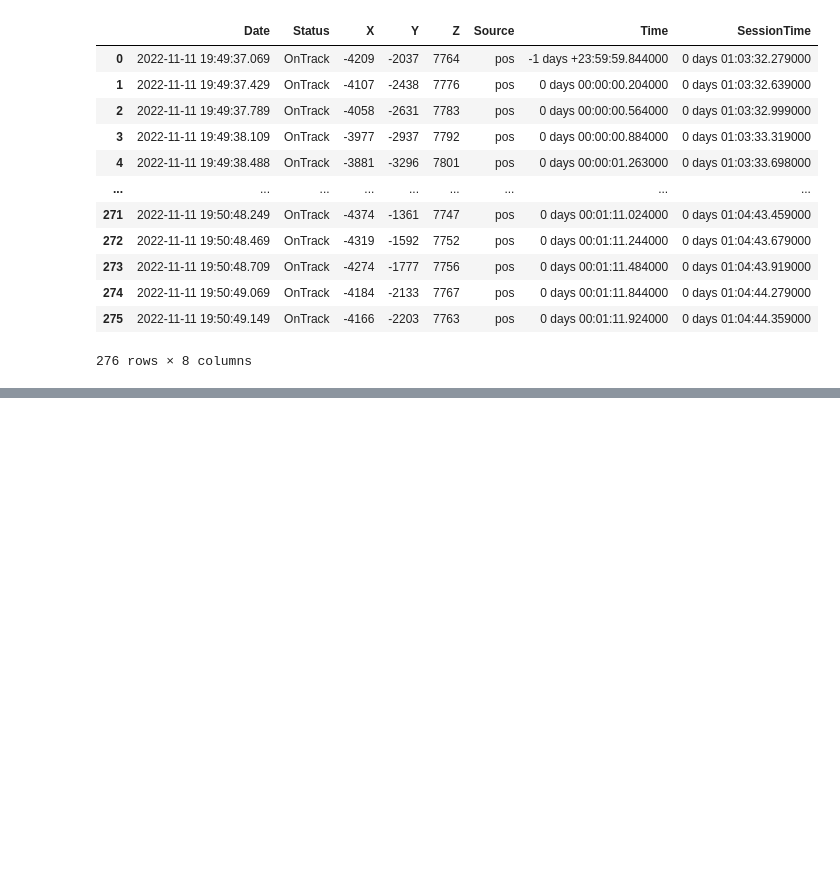
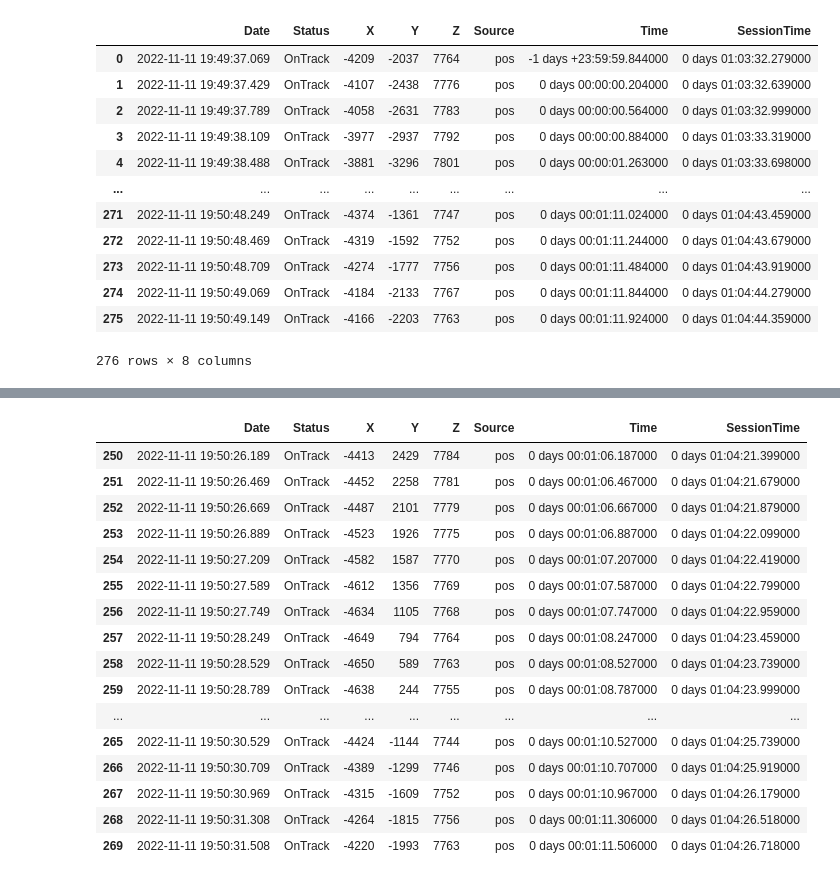
Before and after one commit to borchand/Data_viz, a Jupyter notebook: lap_animation.ipynb, the cells around one changed output, grey strips where cells are left out. Saved outputs shown, nothing was run; the diff lists cells and outputs as text; code cells hidden in the pictures; blank space fills up the shorter version.

```diff
--- a/lap_animation.ipynb
+++ b/lap_animation.ipynb
@@ -90,3 +106,23 @@ best_lap_ver_pos
+# %%
+best_lap_mag_pos.iloc[250:270]
+# %% [output]
+|  | Date | Status | X | Y | Z | Source | Time | SessionTime |
+| 250 | 2022-11-11 19:50:26.189 | OnTrack | -4413 | 2429 | 7784 | pos | 0 days 00:01:06.187000 | 0 days 01:04:21.399000 |
+| 251 | 2022-11-11 19:50:26.469 | OnTrack | -4452 | 2258 | 7781 | pos | 0 days 00:01:06.467000 | 0 days 01:04:21.679000 |
+| 252 | 2022-11-11 19:50:26.669 | OnTrack | -4487 | 2101 | 7779 | pos | 0 days 00:01:06.667000 | 0 days 01:04:21.879000 |
+| 253 | 2022-11-11 19:50:26.889 | OnTrack | -4523 | 1926 | 7775 | pos | 0 days 00:01:06.887000 | 0 days 01:04:22.099000 |
+| 254 | 2022-11-11 19:50:27.209 | OnTrack | -4582 | 1587 | 7770 | pos | 0 days 00:01:07.207000 | 0 days 01:04:22.419000 |
+| 255 | 2022-11-11 19:50:27.589 | OnTrack | -4612 | 1356 | 7769 | pos | 0 days 00:01:07.587000 | 0 days 01:04:22.799000 |
+| 256 | 2022-11-11 19:50:27.749 | OnTrack | -4634 | 1105 | 7768 | pos | 0 days 00:01:07.747000 | 0 days 01:04:22.959000 |
+| 257 | 2022-11-11 19:50:28.249 | OnTrack | -4649 | 794 | 7764 | pos | 0 days 00:01:08.247000 | 0 days 01:04:23.459000 |
+| 258 | 2022-11-11 19:50:28.529 | OnTrack | -4650 | 589 | 7763 | pos | 0 days 00:01:08.527000 | 0 days 01:04:23.739000 |
+| 259 | 2022-11-11 19:50:28.789 | OnTrack | -4638 | 244 | 7755 | pos | 0 days 00:01:08.787000 | 0 days 01:04:23.999000 |
+| ... | ... | ... | ... | ... | ... | ... | ... | ... |
+| 265 | 2022-11-11 19:50:30.529 | OnTrack | -4424 | -1144 | 7744 | pos | 0 days 00:01:10.527000 | 0 days 01:04:25.739000 |
+| 266 | 2022-11-11 19:50:30.709 | OnTrack | -4389 | -1299 | 7746 | pos | 0 days 00:01:10.707000 | 0 days 01:04:25.919000 |
+| 267 | 2022-11-11 19:50:30.969 | OnTrack | -4315 | -1609 | 7752 | pos | 0 days 00:01:10.967000 | 0 days 01:04:26.179000 |
+| 268 | 2022-11-11 19:50:31.308 | OnTrack | -4264 | -1815 | 7756 | pos | 0 days 00:01:11.306000 | 0 days 01:04:26.518000 |
+| 269 | 2022-11-11 19:50:31.508 | OnTrack | -4220 | -1993 | 7763 | pos | 0 days 00:01:11.506000 | 0 days 01:04:26.718000 |
 # %%
 from datetime import datetime
 
```
Also changed, not shown: parts of 6 cells of this notebook, 2 other files.
